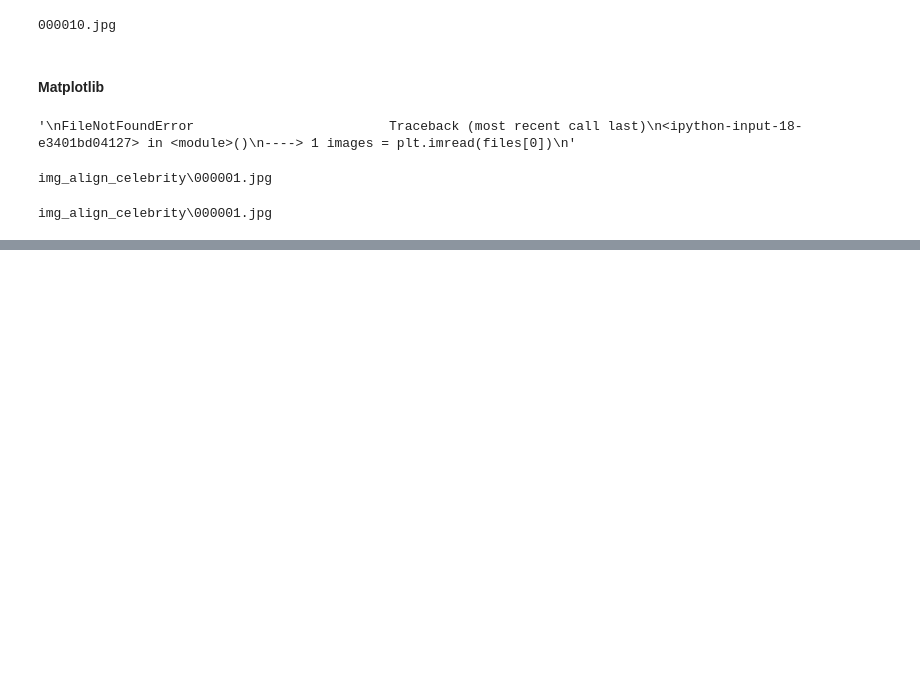
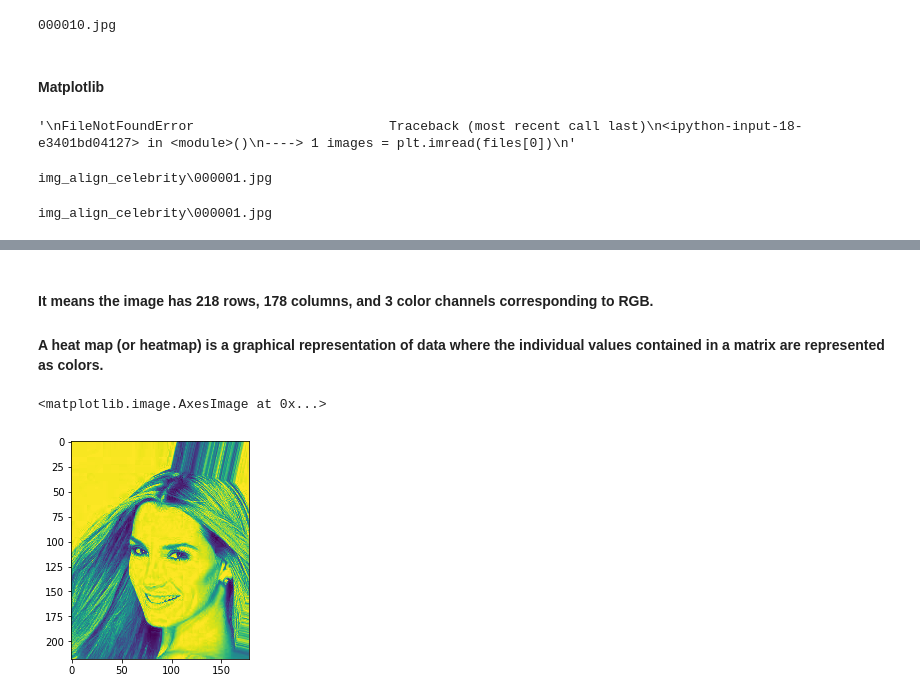
Before and after one commit to vimde/Deep-Learning, a Jupyter notebook: Prerequisites/Prerequisites - Basics.ipynb, the cells around one changed output, grey strips where cells are left out. Drawn from its saved outputs; the diff is of its cells as text; code cells hidden in the pictures; blank space fills up the shorter version.

```diff
--- a/Prerequisites/Prerequisites - Basics.ipynb
+++ b/Prerequisites/Prerequisites - Basics.ipynb
@@ -83,0 +93,10 @@ image = plt.imread(files[0])
+# %% [markdown]
+#### It means the image has 218 rows, 178 columns, and 3 color channels corresponding to RGB.
+
+#### A heat map (or heatmap) is a graphical representation of data where the individual values contained in a matrix are represented as colors.
+# %%
+plt.figure()
+plt.imshow(image[:, :, 0])
+# %% [output]
+<matplotlib.image.AxesImage at 0x...>
+[figure, added]
```
Also changed, not shown: parts of 9 cells of this notebook.
